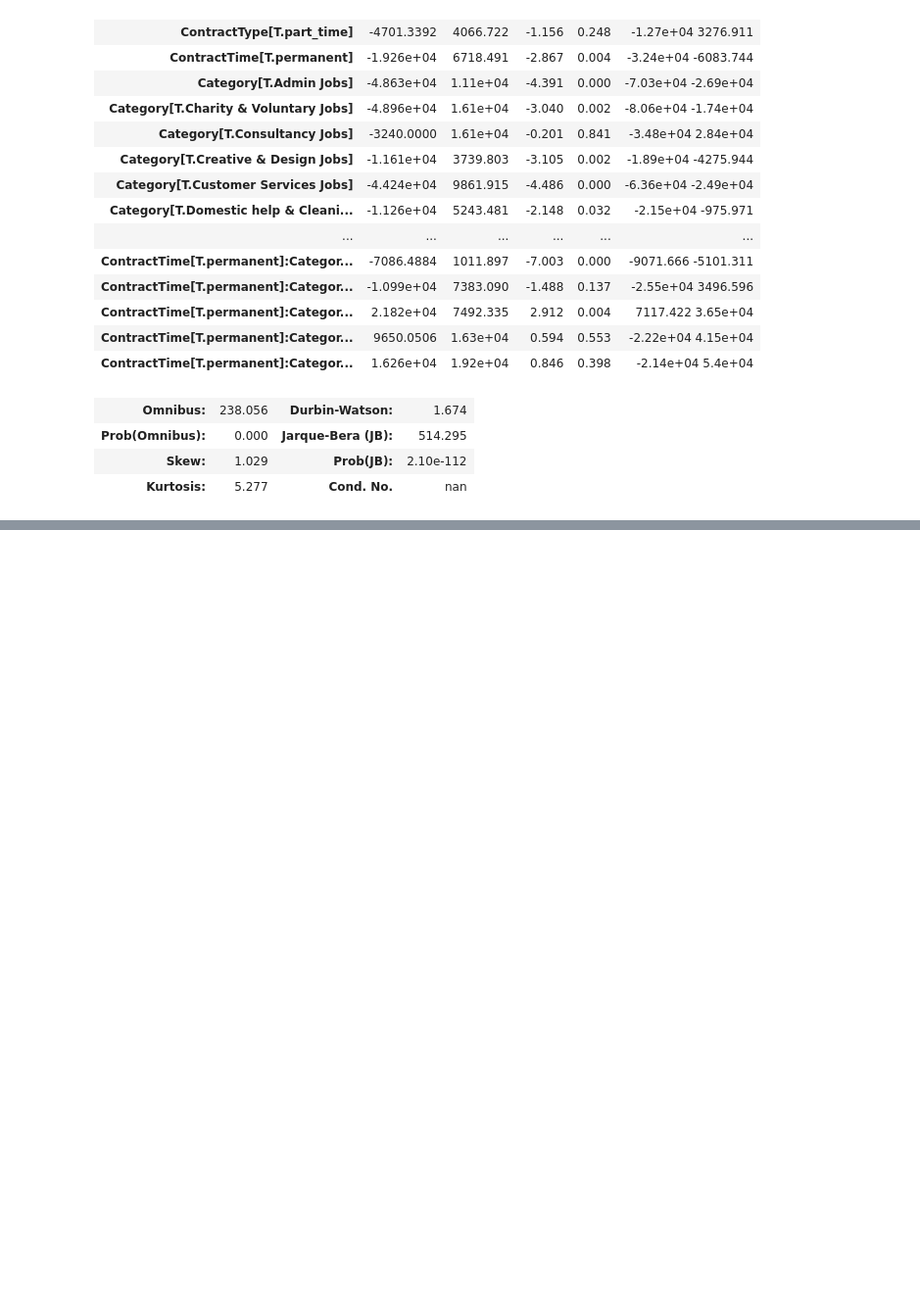
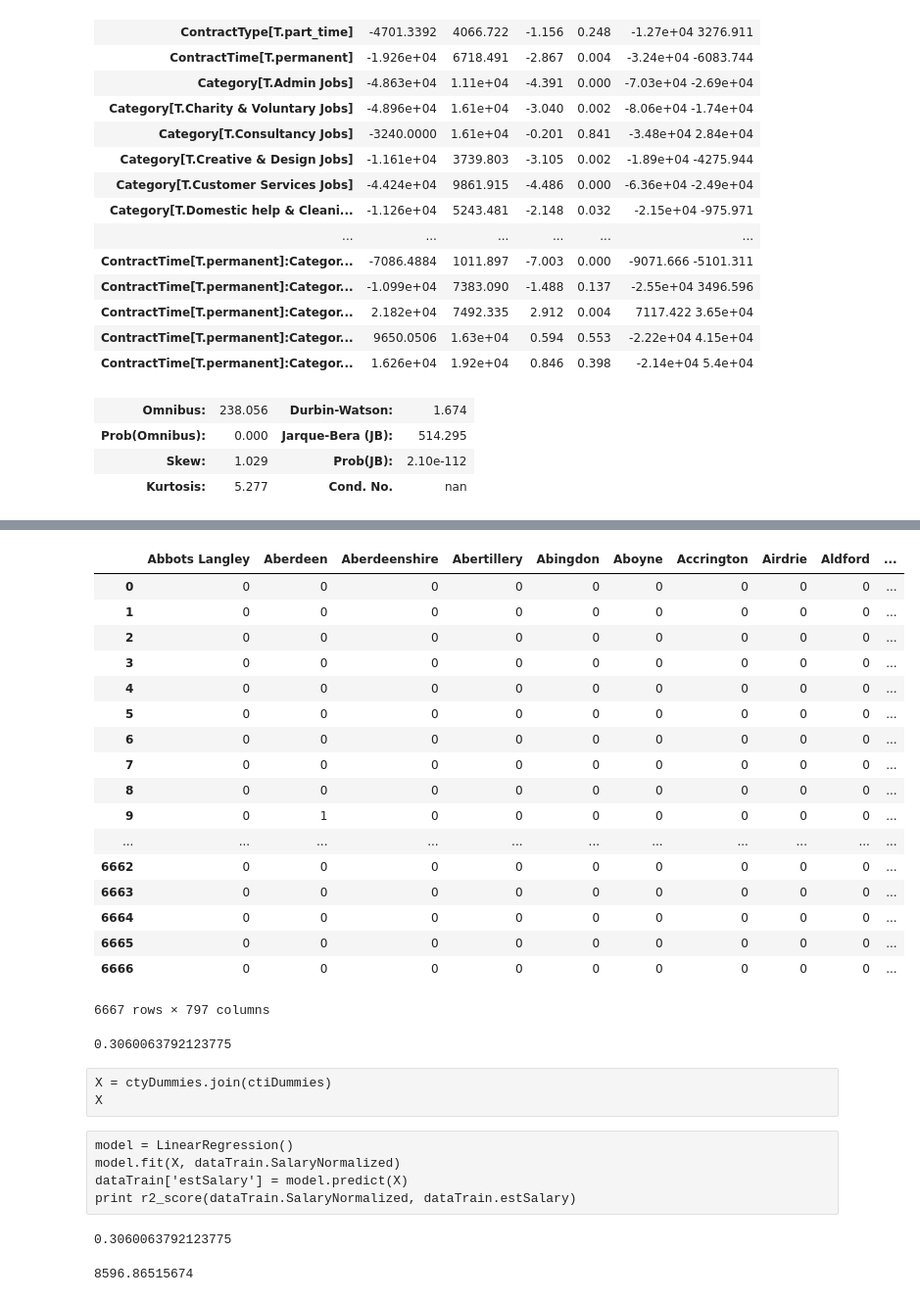
Before and after one commit to asbhat/data-science-class, a Jupyter notebook: linear-regression-assignment/2.11 Linear Regression.ipynb, the cells around one changed output, grey strips where cells are left out. Shown at 98% size. Cells and saved outputs as stored; diff of their text form; code cells hidden in the pictures; blank space fills up the shorter version.

```diff
--- a/linear-regression-assignment/2.11 Linear Regression.ipynb
+++ b/linear-regression-assignment/2.11 Linear Regression.ipynb
@@ -204,0 +266,3 @@ model.summary()
+# %%
+ctyDummies = pd.get_dummies(dataTrain.ContractType)
+ctyDummies
@@ -204,0 +332,3 @@ model.summary()
+# %%
+catDummies = pd.get_dummies(dataTrain.Category)
+catDummies
@@ -204,0 +376,44 @@ model.summary()
+# %%
+X = lnDummies.join([ctyDummies, catDummies])
+X
+# %% [output]
+|  | Abbots Langley | Aberdeen | Aberdeenshire | Abertillery | Abingdon | Aboyne | Accrington | Airdrie | Aldford | ... |
+| 0 | 0 | 0 | 0 | 0 | 0 | 0 | 0 | 0 | 0 | ... |
+| 1 | 0 | 0 | 0 | 0 | 0 | 0 | 0 | 0 | 0 | ... |
+| 2 | 0 | 0 | 0 | 0 | 0 | 0 | 0 | 0 | 0 | ... |
+| 3 | 0 | 0 | 0 | 0 | 0 | 0 | 0 | 0 | 0 | ... |
+| 4 | 0 | 0 | 0 | 0 | 0 | 0 | 0 | 0 | 0 | ... |
+| 5 | 0 | 0 | 0 | 0 | 0 | 0 | 0 | 0 | 0 | ... |
+| 6 | 0 | 0 | 0 | 0 | 0 | 0 | 0 | 0 | 0 | ... |
+| 7 | 0 | 0 | 0 | 0 | 0 | 0 | 0 | 0 | 0 | ... |
+| 8 | 0 | 0 | 0 | 0 | 0 | 0 | 0 | 0 | 0 | ... |
+| 9 | 0 | 1 | 0 | 0 | 0 | 0 | 0 | 0 | 0 | ... |
+| ... | ... | ... | ... | ... | ... | ... | ... | ... | ... | ... |
+| 6662 | 0 | 0 | 0 | 0 | 0 | 0 | 0 | 0 | 0 | ... |
+| 6663 | 0 | 0 | 0 | 0 | 0 | 0 | 0 | 0 | 0 | ... |
+| 6664 | 0 | 0 | 0 | 0 | 0 | 0 | 0 | 0 | 0 | ... |
+| 6665 | 0 | 0 | 0 | 0 | 0 | 0 | 0 | 0 | 0 | ... |
+| 6666 | 0 | 0 | 0 | 0 | 0 | 0 | 0 | 0 | 0 | ... |
+6667 rows × 797 columns
+# %%
+model = LinearRegression()
+model.fit(X, dataTrain.SalaryNormalized)
+model.score(X, dataTrain.SalaryNormalized)
+# %% [output]
+0.3060063792123775
+# %% [raw]
+X = ctyDummies.join(ctiDummies)
+X
+# %% [raw]
+model = LinearRegression()
+model.fit(X, dataTrain.SalaryNormalized)
+dataTrain['estSalary'] = model.predict(X)
+print r2_score(dataTrain.SalaryNormalized, dataTrain.estSalary)
+# %%
+model.score(X, dataTrain.SalaryNormalized)
+# %% [output]
+0.3060063792123775
+# %%
+print mean_absolute_error(dataTrain.SalaryNormalized, dataTrain.estSalary)
+# %% [output]
+8596.86515674
```
Also changed, not shown: parts of 20 cells of this notebook.
